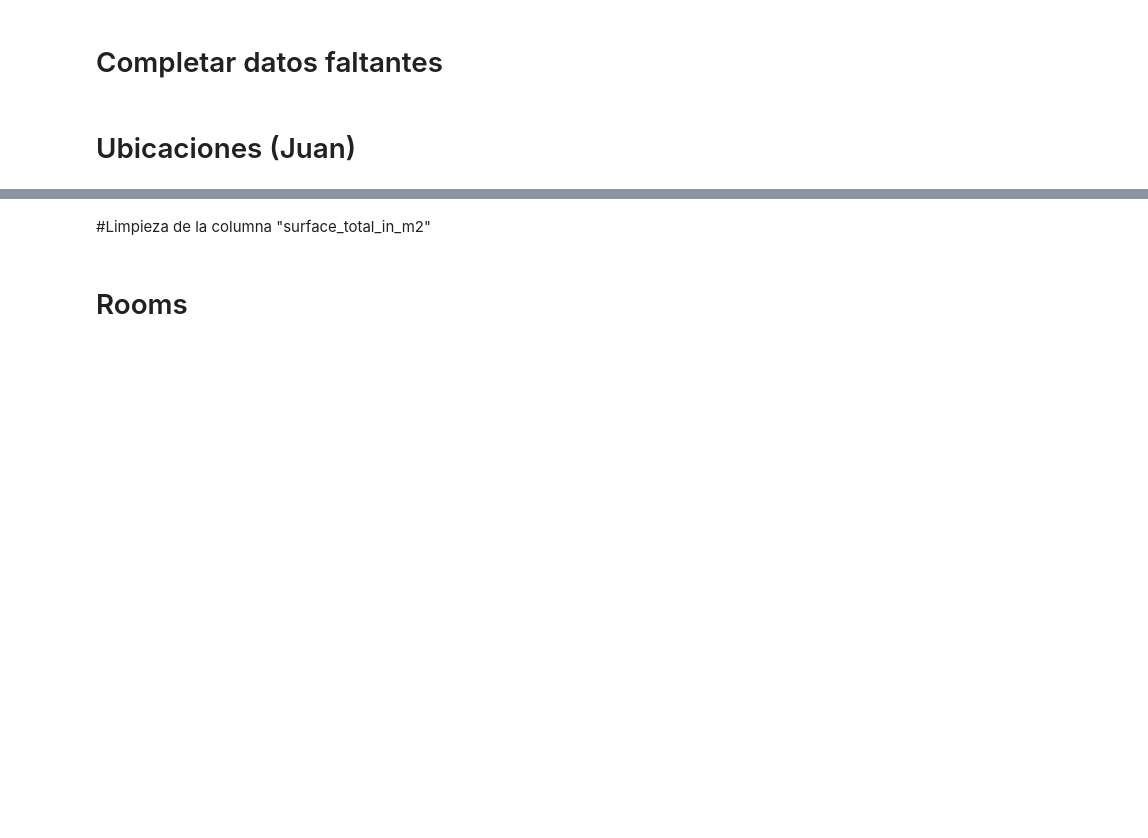
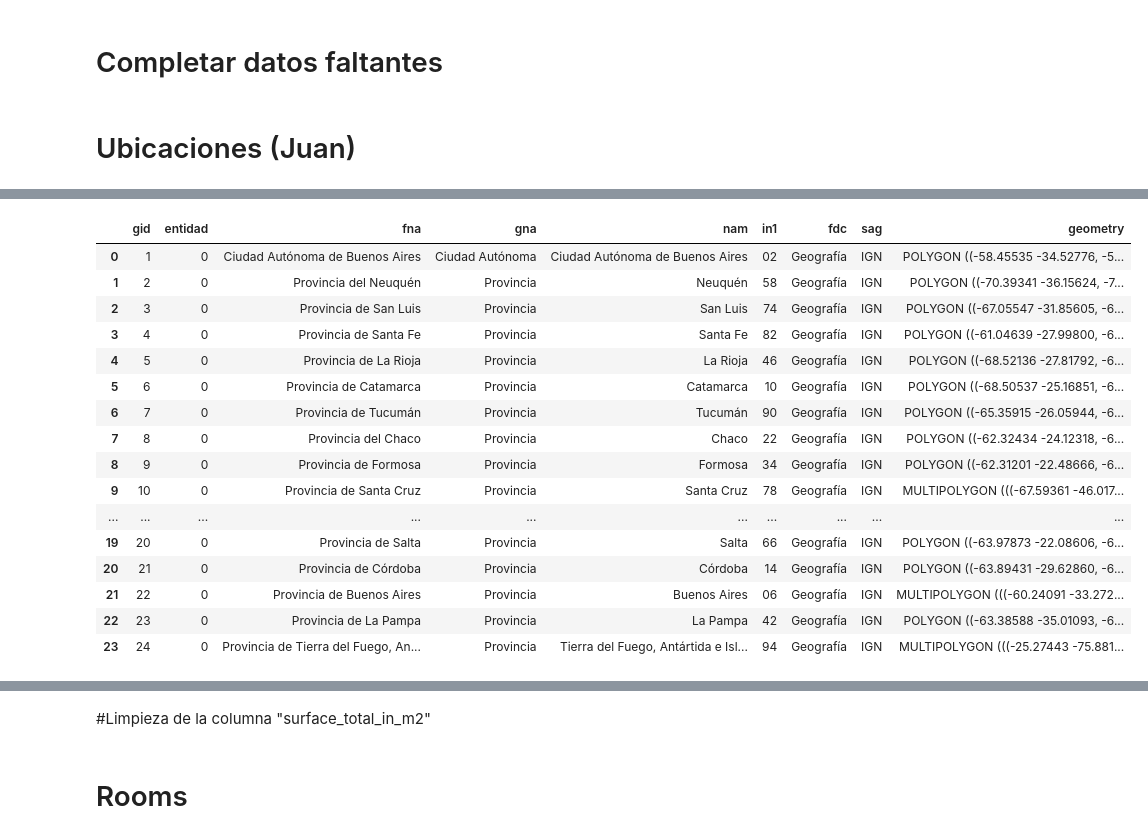
Before and after one commit to juansv2k2/property-price-analysis, a Jupyter notebook: tp1.ipynb, the cells around one changed output, grey strips where cells are left out. Cells and saved outputs as stored; diff of their text form; code cells hidden in the pictures; blank space fills up the shorter version.

```diff
--- a/tp1.ipynb
+++ b/tp1.ipynb
@@ -335,15 +505,33 @@ properatti_df[['title','geonames_id','lat','lon', 'lat-lon']]
 # %%
 # importo el Mapa de Argentina CON info por provincias
 
-data_location = "/content/provincia.shx"
+data_location = "provincias/provincia.shx"
 mapa_argentina = gpd.read_file(data_location)
 
 # importo el Mapa (2) de Argentina SIN info por provincias
 
 mundo = gpd.read_file(gpd.datasets.get_path("naturalearth_lowres"))
 mapa_argentina_2 = mundo[mundo.name == "Argentina"]
 
 mapa_argentina.head(24)
+# %% [output]
+|  | gid | entidad | fna | gna | nam | in1 | fdc | sag | geometry |
+| 0 | 1 | 0 | Ciudad Autónoma de Buenos Aires | Ciudad Autónoma | Ciudad Autónoma de Buenos Aires | 02 | Geografía | IGN | POLYGON ((-58.45535 -34.52776, -5... |
+| 1 | 2 | 0 | Provincia del Neuquén | Provincia | Neuquén | 58 | Geografía | IGN | POLYGON ((-70.39341 -36.15624, -7... |
+| 2 | 3 | 0 | Provincia de San Luis | Provincia | San Luis | 74 | Geografía | IGN | POLYGON ((-67.05547 -31.85605, -6... |
+| 3 | 4 | 0 | Provincia de Santa Fe | Provincia | Santa Fe | 82 | Geografía | IGN | POLYGON ((-61.04639 -27.99800, -6... |
+| 4 | 5 | 0 | Provincia de La Rioja | Provincia | La Rioja | 46 | Geografía | IGN | POLYGON ((-68.52136 -27.81792, -6... |
+| 5 | 6 | 0 | Provincia de Catamarca | Provincia | Catamarca | 10 | Geografía | IGN | POLYGON ((-68.50537 -25.16851, -6... |
+| 6 | 7 | 0 | Provincia de Tucumán | Provincia | Tucumán | 90 | Geografía | IGN | POLYGON ((-65.35915 -26.05944, -6... |
+| 7 | 8 | 0 | Provincia del Chaco | Provincia | Chaco | 22 | Geografía | IGN | POLYGON ((-62.32434 -24.12318, -6... |
+| 8 | 9 | 0 | Provincia de Formosa | Provincia | Formosa | 34 | Geografía | IGN | POLYGON ((-62.31201 -22.48666, -6... |
+| 9 | 10 | 0 | Provincia de Santa Cruz | Provincia | Santa Cruz | 78 | Geografía | IGN | MULTIPOLYGON (((-67.59361 -46.017... |
+| ... | ... | ... | ... | ... | ... | ... | ... | ... | ... |
+| 19 | 20 | 0 | Provincia de Salta | Provincia | Salta | 66 | Geografía | IGN | POLYGON ((-63.97873 -22.08606, -6... |
+| 20 | 21 | 0 | Provincia de Córdoba | Provincia | Córdoba | 14 | Geografía | IGN | POLYGON ((-63.89431 -29.62860, -6... |
+| 21 | 22 | 0 | Provincia de Buenos Aires | Provincia | Buenos Aires | 06 | Geografía | IGN | MULTIPOLYGON (((-60.24091 -33.272... |
+| 22 | 23 | 0 | Provincia de La Pampa | Provincia | La Pampa | 42 | Geografía | IGN | POLYGON ((-63.38588 -35.01093, -6... |
+| 23 | 24 | 0 | Provincia de Tierra del Fuego, An... | Provincia | Tierra del Fuego, Antártida e Isl... | 94 | Geografía | IGN | MULTIPOLYGON (((-25.27443 -75.881... |
 # %%
 # este mapa trae los poligonos de cada provincia.
 
```
Also changed, not shown: parts of 41 cells of this notebook.
